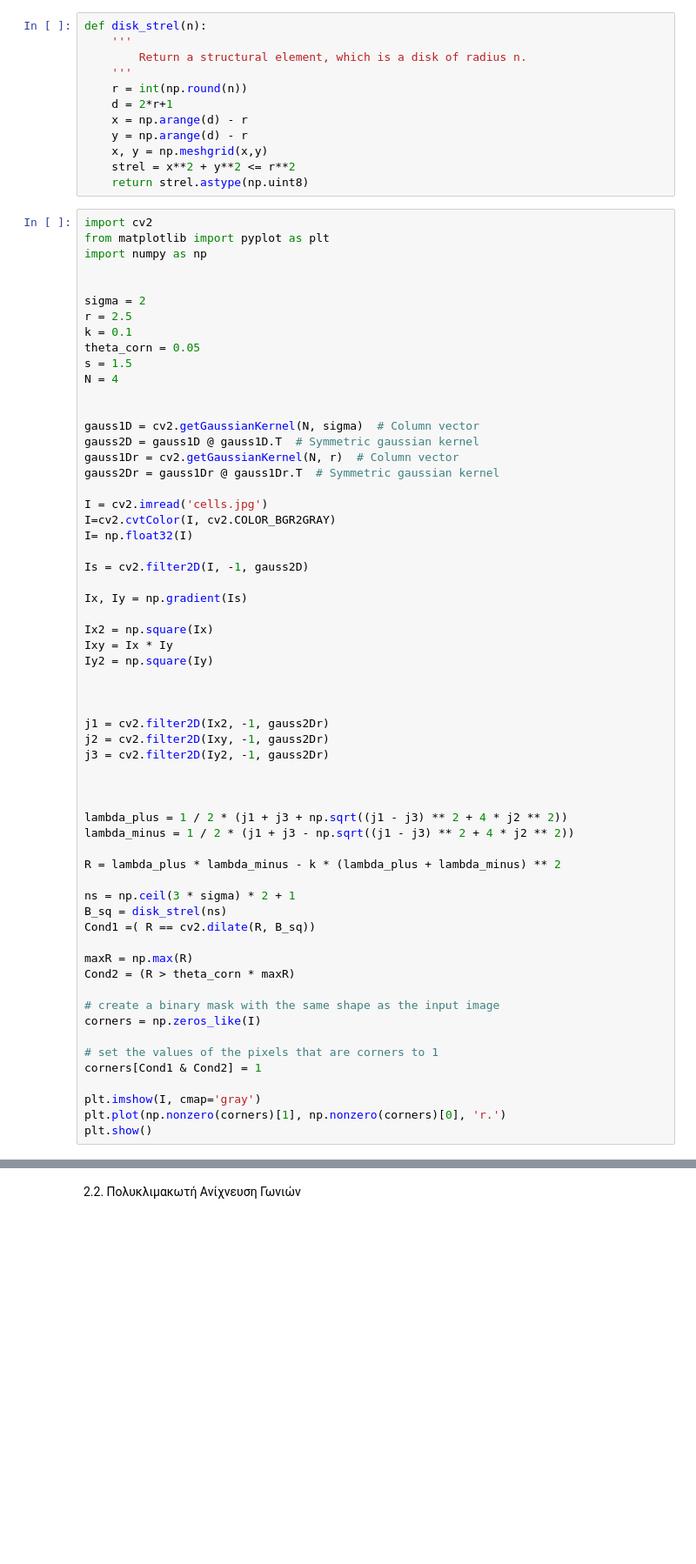
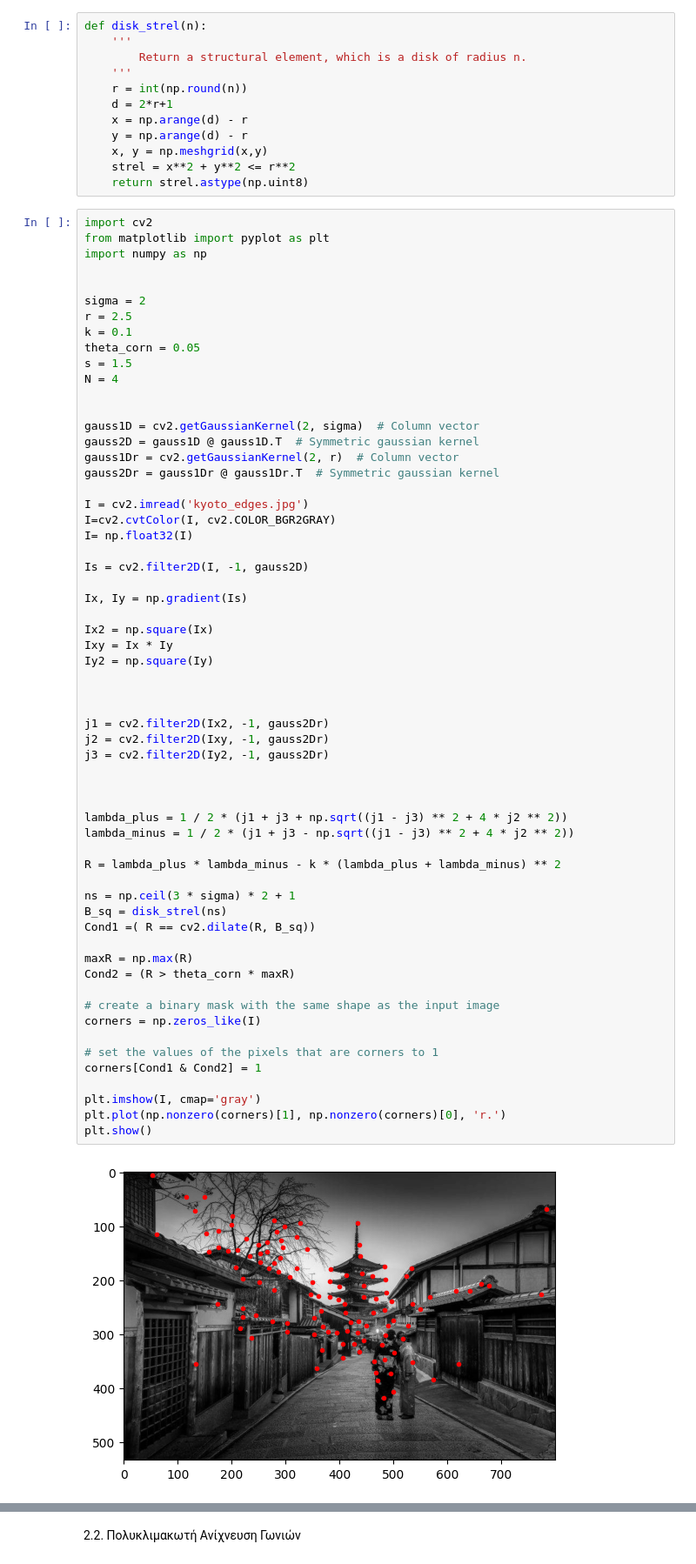
Before and after one commit to OdysseasDrys/Computer-Vision, a Jupyter notebook: lab1_2.ipynb, the cells around one changed output, grey strips where cells are left out. Shown: that part at 87% size. Drawn from its saved outputs; the diff is of its cells as text; blank space fills up the shorter version.

```diff
--- a/lab1_2.ipynb
+++ b/lab1_2.ipynb
@@ -72,12 +72,12 @@ s = 1.5
 N = 4
 
 
-gauss1D = cv2.getGaussianKernel(N, sigma)  # Column vector
+gauss1D = cv2.getGaussianKernel(2, sigma)  # Column vector
 gauss2D = gauss1D @ gauss1D.T  # Symmetric gaussian kernel
-gauss1Dr = cv2.getGaussianKernel(N, r)  # Column vector
+gauss1Dr = cv2.getGaussianKernel(2, r)  # Column vector
 gauss2Dr = gauss1Dr @ gauss1Dr.T  # Symmetric gaussian kernel
 
-I = cv2.imread('cells.jpg')
+I = cv2.imread('kyoto_edges.jpg')
 I=cv2.cvtColor(I, cv2.COLOR_BGR2GRAY)
 I= np.float32(I)
 
@@ -92,30 +92,31 @@ Iy2 = np.square(Iy)
 
 
 j1 = cv2.filter2D(Ix2, -1, gauss2Dr)
 j2 = cv2.filter2D(Ixy, -1, gauss2Dr)
 j3 = cv2.filter2D(Iy2, -1, gauss2Dr)
 
 
 
 lambda_plus = 1 / 2 * (j1 + j3 + np.sqrt((j1 - j3) ** 2 + 4 * j2 ** 2))
 lambda_minus = 1 / 2 * (j1 + j3 - np.sqrt((j1 - j3) ** 2 + 4 * j2 ** 2))
 
 R = lambda_plus * lambda_minus - k * (lambda_plus + lambda_minus) ** 2
 
 ns = np.ceil(3 * sigma) * 2 + 1
 B_sq = disk_strel(ns)
 Cond1 =( R == cv2.dilate(R, B_sq))
 
 maxR = np.max(R)
 Cond2 = (R > theta_corn * maxR)
 
 # create a binary mask with the same shape as the input image
 corners = np.zeros_like(I)
 
 # set the values of the pixels that are corners to 1
 corners[Cond1 & Cond2] = 1
 
 plt.imshow(I, cmap='gray')
 plt.plot(np.nonzero(corners)[1], np.nonzero(corners)[0], 'r.')
 plt.show()
 # %% [output]
+[figure, new version]
```
Also changed, not shown: parts of 4 cells of this notebook.
